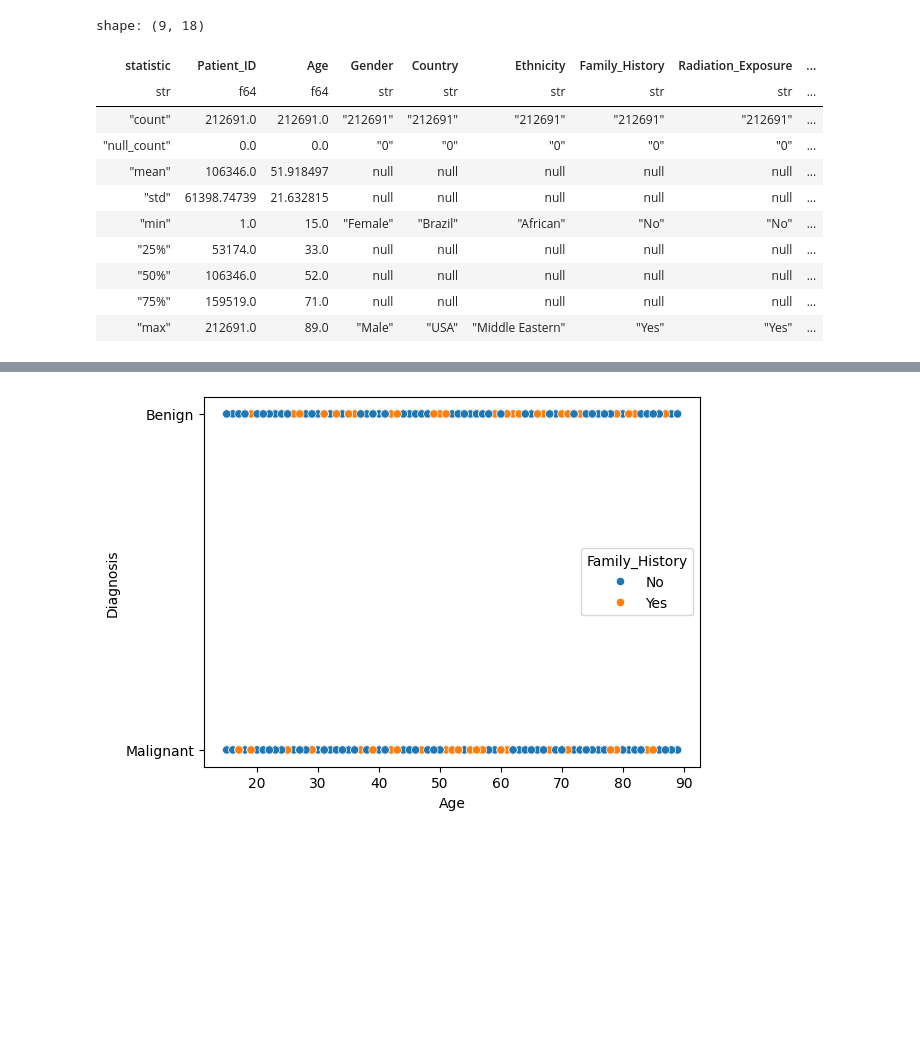
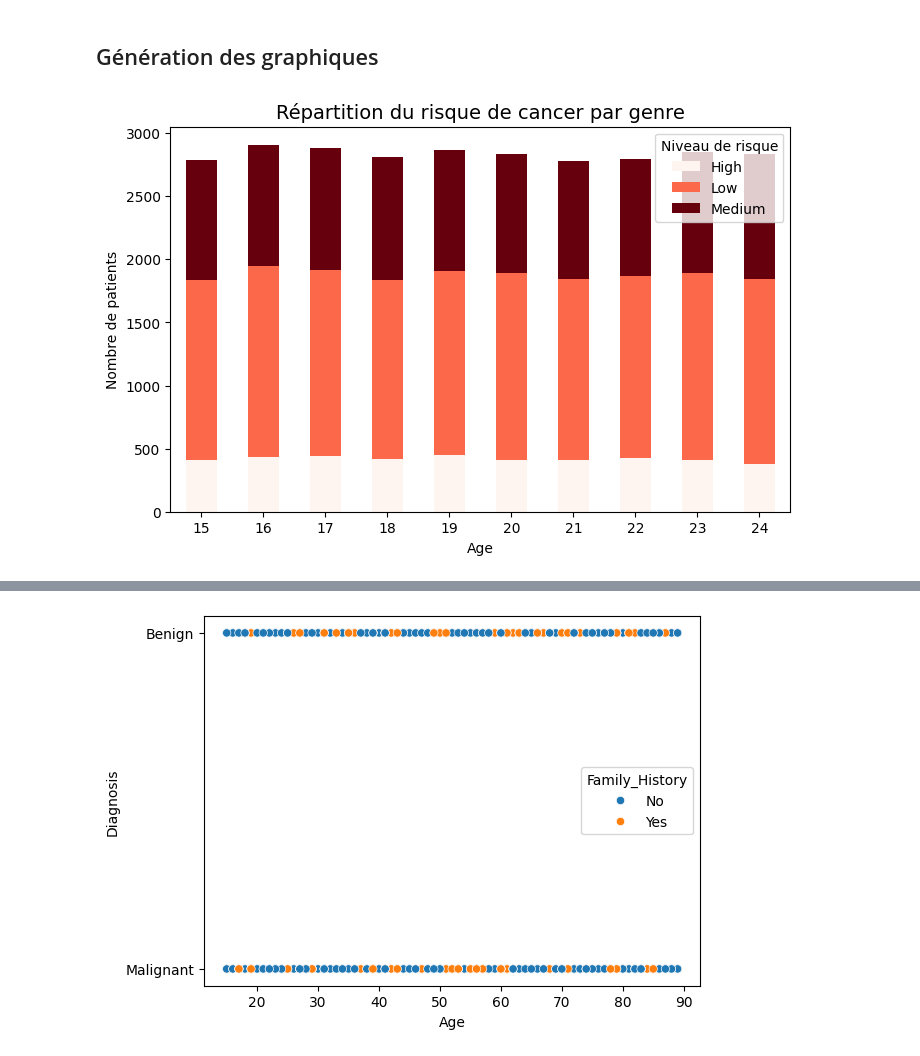
Before and after one commit to Death4Sword/ML_Cancer_Risk_Project, a Jupyter notebook: analyse_exhaustive.ipynb, the cells around one changed output, grey strips where cells are left out. Cells and saved outputs as stored; diff of their text form; code cells hidden in the pictures; blank space fills up the shorter version.

Commit message:
ajout graph

```diff
--- a/analyse_exhaustive.ipynb
+++ b/analyse_exhaustive.ipynb
@@ -34,21 +77,16 @@ shape: (9, 18)
-# %%
-df = df.drop_nans()
-# %%
-df = df.drop_nulls()
-# %%
-df.describe()
-# %% [output]
-shape: (9, 18)
-| statistic | Patient_ID | Age | Gender | Country | Ethnicity | Family_History | Radiation_Exposure | ... |
-| str | f64 | f64 | str | str | str | str | str | ... |
-| "count" | 212691.0 | 212691.0 | "212691" | "212691" | "212691" | "212691" | "212691" | ... |
-| "null_count" | 0.0 | 0.0 | "0" | "0" | "0" | "0" | "0" | ... |
-| "mean" | 106346.0 | 51.918497 | null | null | null | null | null | ... |
-| "std" | 61398.74739 | 21.632815 | null | null | null | null | null | ... |
-| "min" | 1.0 | 15.0 | "Female" | "Brazil" | "African" | "No" | "No" | ... |
-| "25%" | 53174.0 | 33.0 | null | null | null | null | null | ... |
-| "50%" | 106346.0 | 52.0 | null | null | null | null | null | ... |
-| "75%" | 159519.0 | 71.0 | null | null | null | null | null | ... |
-| "max" | 212691.0 | 89.0 | "Male" | "USA" | "Middle Eastern" | "Yes" | "Yes" | ... |
-# %%
-df = df.drop('Patient_ID')
+# %% [markdown]
+## Génération des graphiques
+# %%
+gender_risk_counts = df.groupby(["Age", "Thyroid_Cancer_Risk"]).size().unstack().head(10)
+
+# Tracer un bar plot empilé
+gender_risk_counts.plot(kind="bar", stacked=True, colormap="Reds", figsize=(8,5))
+
+plt.title("Répartition du risque de cancer par genre", fontsize=14)
+plt.xlabel("Age")
+plt.ylabel("Nombre de patients")
+plt.legend(title="Niveau de risque")
+plt.xticks(rotation=0)
+plt.show()
+# %% [output]
+[figure, added]
```
Also changed, not shown: parts of 15 cells of this notebook, 2 other files.
